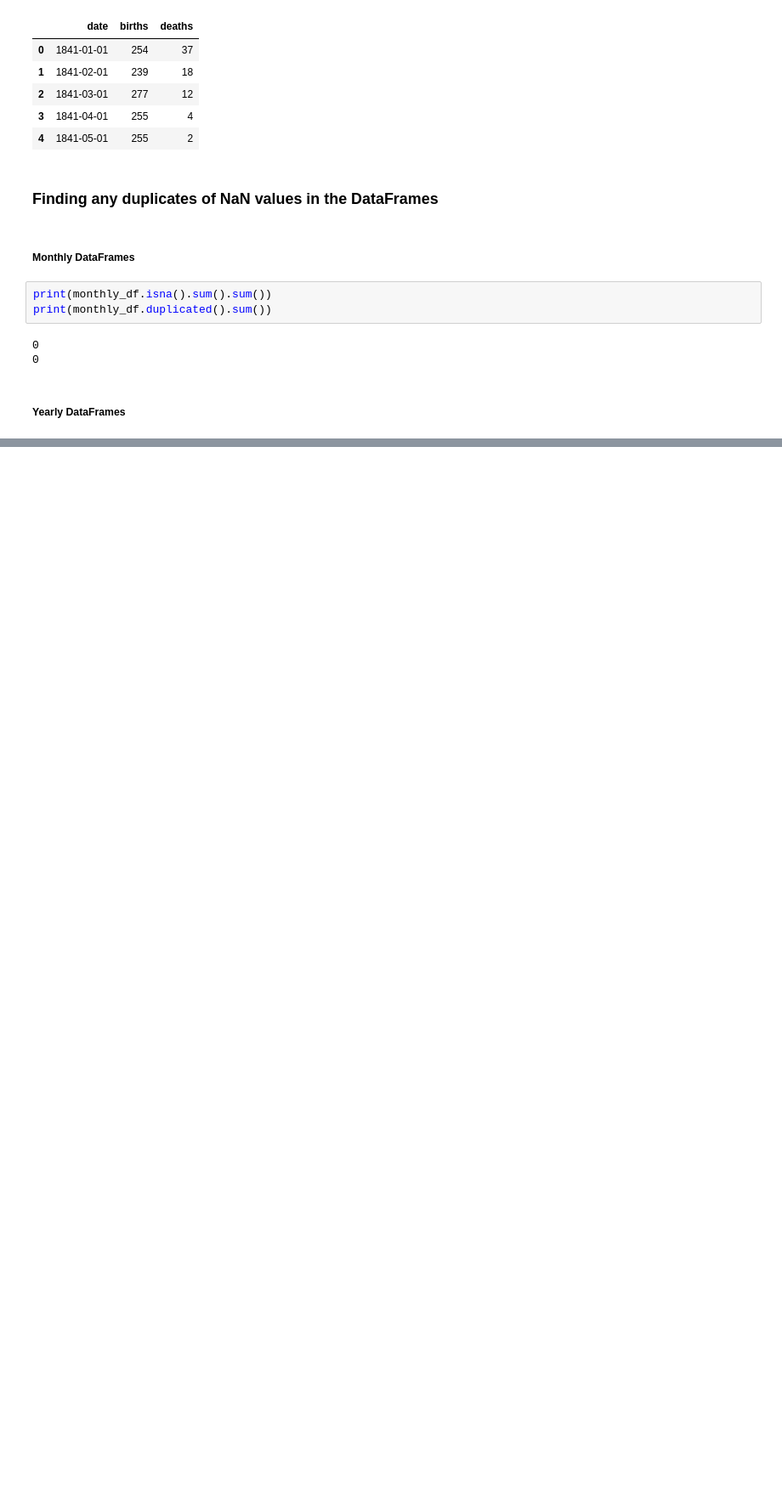
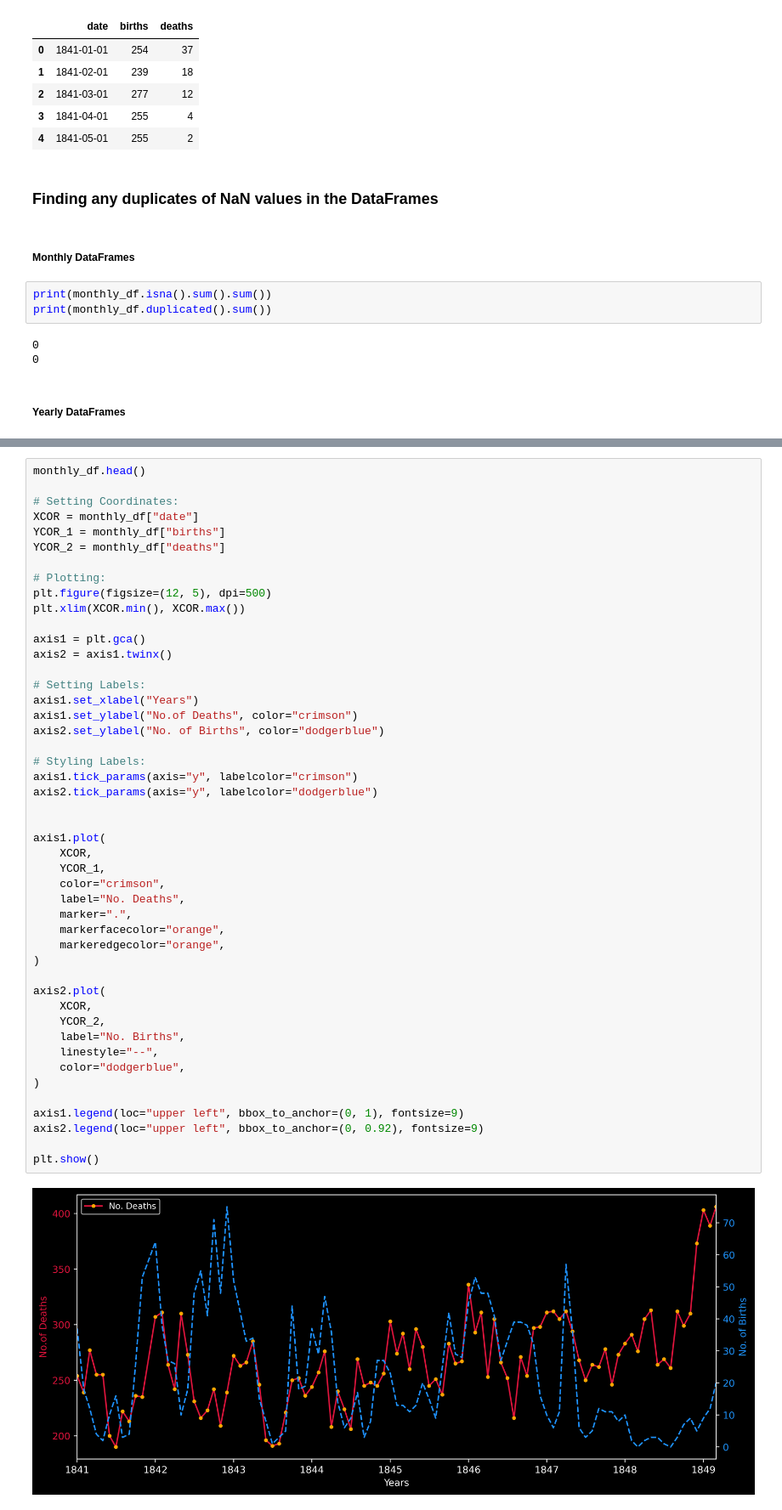
Before and after one commit to ahmedyar7/Data-Science-n-Visualization-Projects, a Jupyter notebook: Effect of Handwashing/main.ipynb, the cells around one changed output, grey strips where cells are left out. Shown at 85% size. Cells and saved outputs as stored; diff of their text form; blank space fills up the shorter version.

Commit message:
Getting stared with the visulization of birth and deaths

```diff
--- a/Effect of Handwashing/main.ipynb
+++ b/Effect of Handwashing/main.ipynb
@@ -45,0 +51,49 @@ print(yearly_df.duplicated().sum())
+# %%
+monthly_df.head()
+
+# Setting Coordinates:
+XCOR = monthly_df["date"]
+YCOR_1 = monthly_df["births"]
+YCOR_2 = monthly_df["deaths"]
+
+# Plotting:
+plt.figure(figsize=(12, 5), dpi=500)
+plt.xlim(XCOR.min(), XCOR.max())
+
+axis1 = plt.gca()
+axis2 = axis1.twinx()
+
+# Setting Labels:
+axis1.set_xlabel("Years")
+axis1.set_ylabel("No.of Deaths", color="crimson")
+axis2.set_ylabel("No. of Births", color="dodgerblue")
+
+# Styling Labels:
+axis1.tick_params(axis="y", labelcolor="crimson")
+axis2.tick_params(axis="y", labelcolor="dodgerblue")
+
+
+axis1.plot(
+    XCOR,
+    YCOR_1,
+    color="crimson",
+    label="No. Deaths",
+    marker=".",
+    markerfacecolor="orange",
+    markeredgecolor="orange",
+)
+
+axis2.plot(
+    XCOR,
+    YCOR_2,
+    label="No. Births",
+    linestyle="--",
+    color="dodgerblue",
+)
+
+axis1.legend(loc="upper left", bbox_to_anchor=(0, 1), fontsize=9)
+axis2.legend(loc="upper left", bbox_to_anchor=(0, 0.92), fontsize=9)
+
+plt.show()
+# %% [output]
+[figure, added]
```
Also changed, not shown: parts of 2 cells of this notebook.
